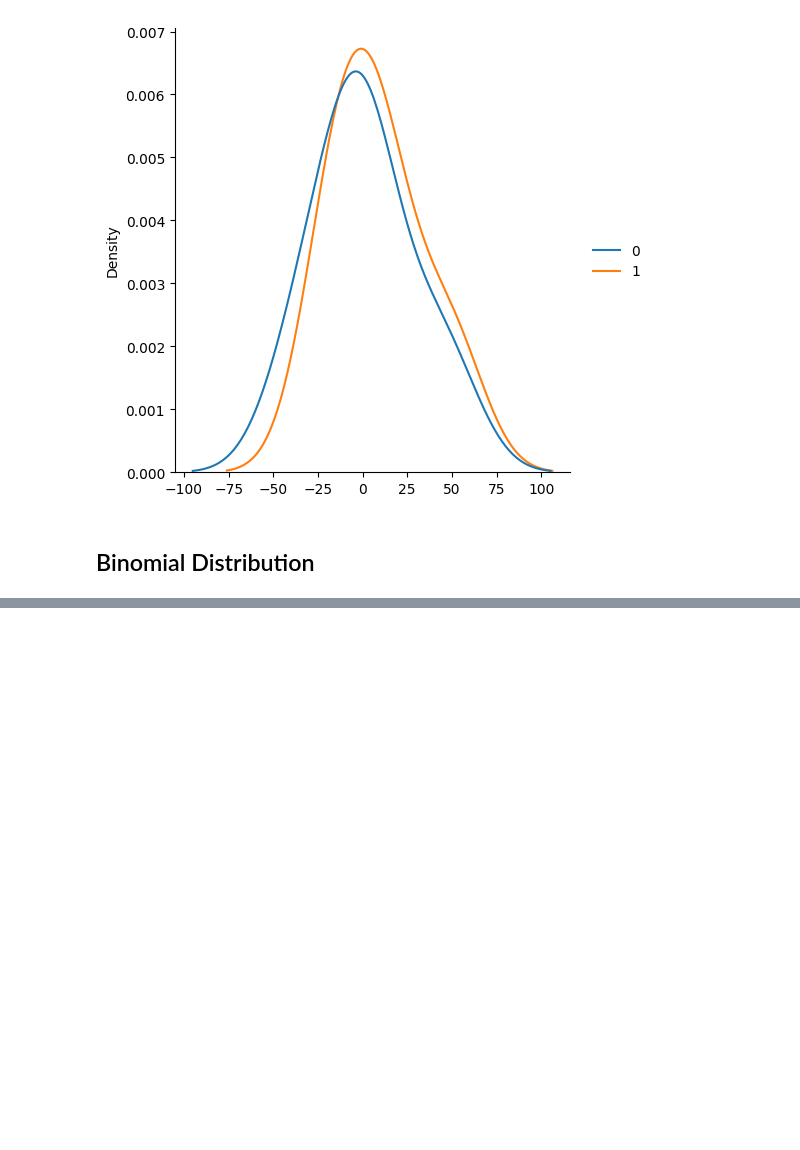
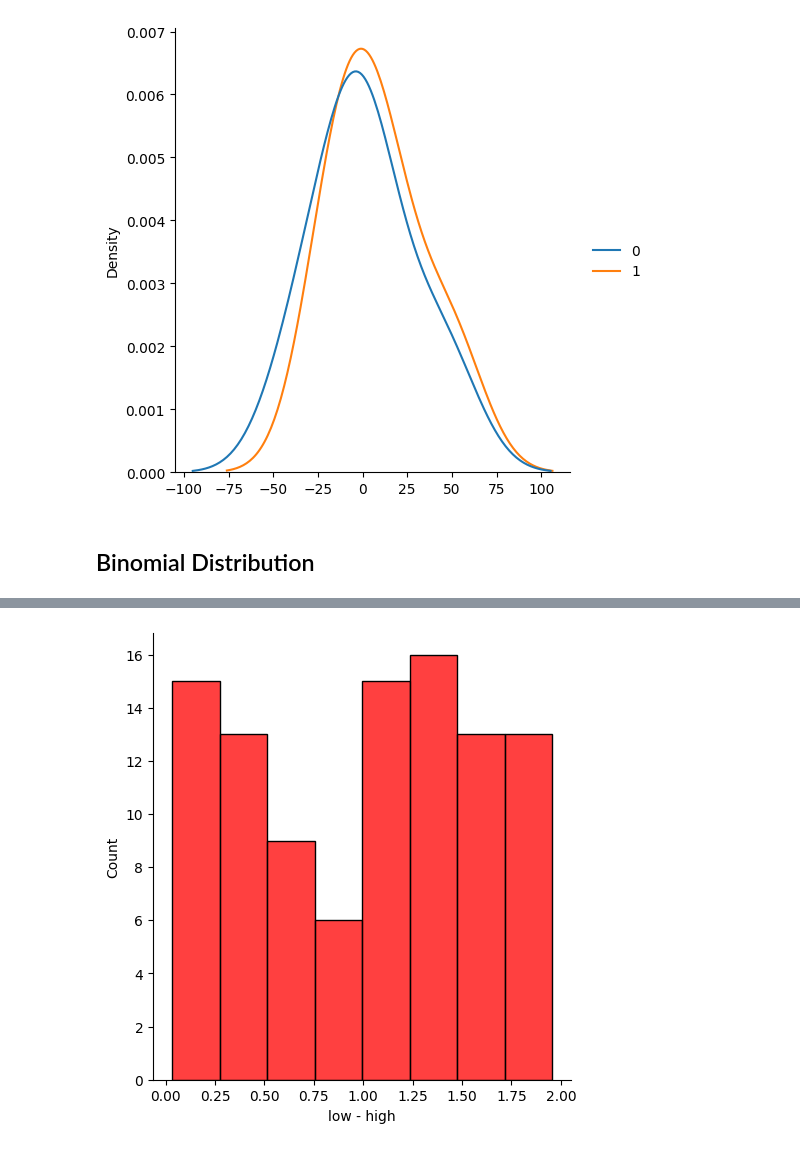
Before and after one commit to SAliSH79/Python_Hejazizo, a Jupyter notebook: Advanced/Numpy_L.ipynb, the cells around one changed output, grey strips where cells are left out. Cells and saved outputs as stored; diff of their text form; code cells hidden in the pictures; blank space fills up the shorter version.

Commit message:
Uniform distribution

```diff
--- a/Advanced/Numpy_L.ipynb
+++ b/Advanced/Numpy_L.ipynb
@@ -344,0 +371,3 @@ b.fig.show()
+# %%
+uni = random.uniform(low = 0, high = 2, size = 100)
+print(uni)
@@ -344,0 +392,12 @@ b.fig.show()
+# %%
+uni1 = sns.displot(uni, color = 'red')
+
+axes = uni1.ax
+
+axes.set_ylabel("Count")
+
+axes.set_xlabel("low - high")
+
+uni1.fig.show()
+# %% [output]
+[figure, added]
```
Also changed, not shown: parts of 3 cells of this notebook.
